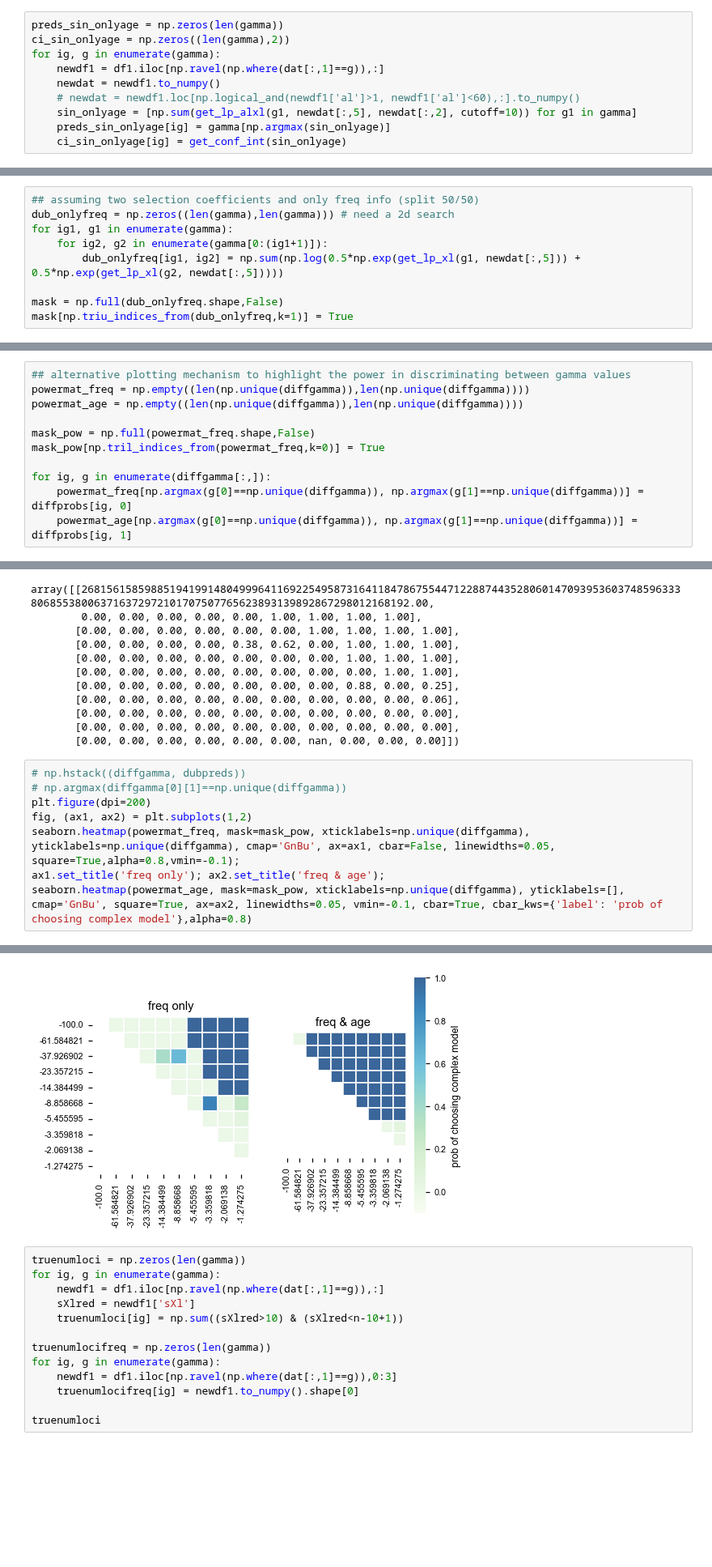
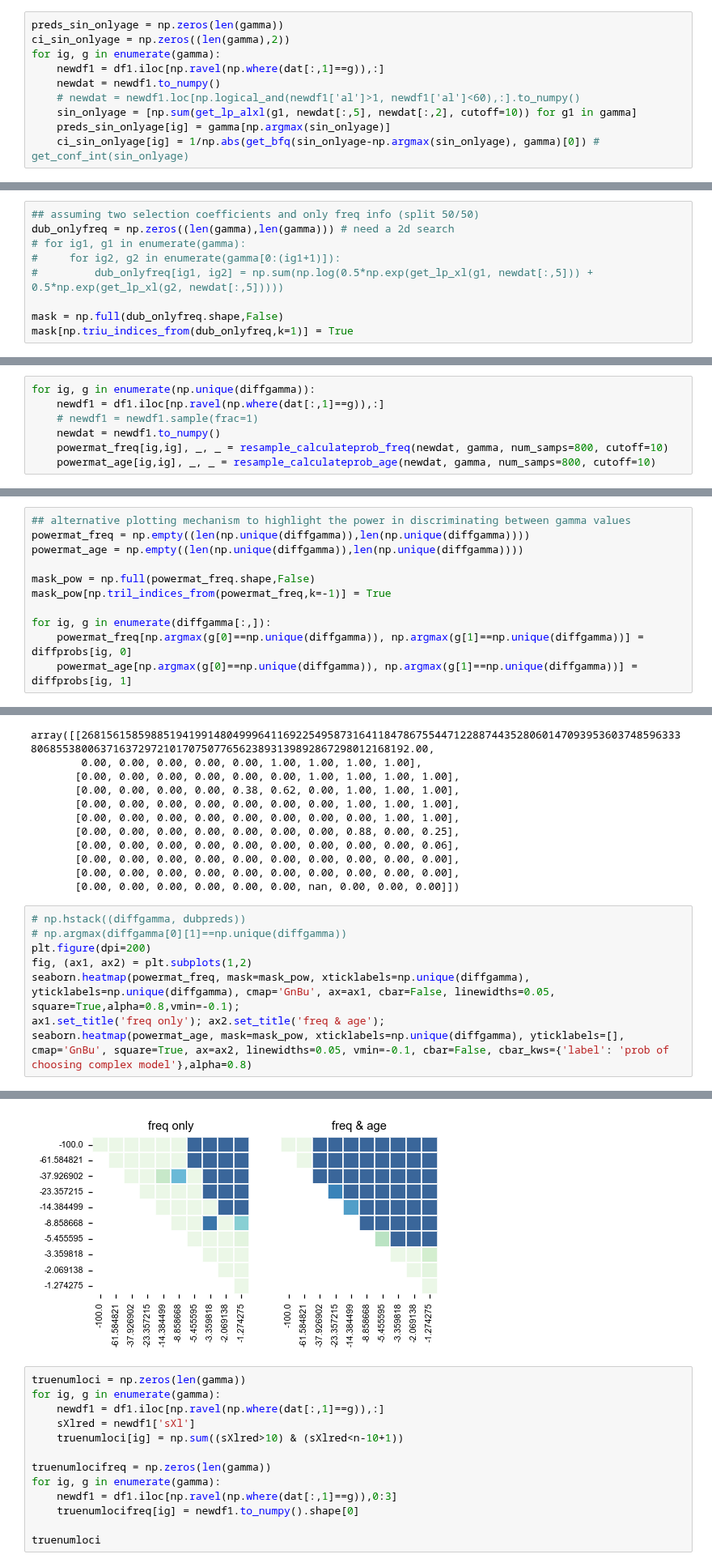
Before and after one commit to VivaswatS/selCoefEst, a Jupyter notebook: mom-framework.ipynb, the cells around one changed output, grey strips where cells are left out. Shown at 81% size. Drawn from its saved outputs; the diff is of its cells as text; blank space fills up the shorter version.

```diff
--- a/mom-framework.ipynb
+++ b/mom-framework.ipynb
@@ -549,6 +605,6 @@ for ig, g in enumerate(gamma):
     # newdat = newdf1.loc[np.logical_and(newdf1['al']>1, newdf1['al']<60),:].to_numpy()
     sin_onlyage = [np.sum(get_lp_alxl(g1, newdat[:,5], newdat[:,2], cutoff=10)) for g1 in gamma]
     preds_sin_onlyage[ig] = gamma[np.argmax(sin_onlyage)]
-    ci_sin_onlyage[ig] = get_conf_int(sin_onlyage)
+    ci_sin_onlyage[ig] = 1/np.abs(get_bfq(sin_onlyage-np.argmax(sin_onlyage), gamma)[0]) # get_conf_int(sin_onlyage)
 # %%
 plt.scatter(-gamma, -preds_sin_onlyfreq, color='deepskyblue', alpha=0.5, label='only freq, abs. error: {:.1f}'.format(np.sum(np.abs(gamma-preds_sin_onlyfreq))),)#s=truenumloci*50/1000)
@@ -586,9 +654,9 @@ newdat = newdf1.to_numpy()
 # %%
 ## assuming two selection coefficients and only freq info (split 50/50)
 dub_onlyfreq = np.zeros((len(gamma),len(gamma))) # need a 2d search
-for ig1, g1 in enumerate(gamma):
-    for ig2, g2 in enumerate(gamma[0:(ig1+1)]):
-        dub_onlyfreq[ig1, ig2] = np.sum(np.log(0.5*np.exp(get_lp_xl(g1, newdat[:,5])) + 0.5*np.exp(get_lp_xl(g2, newdat[:,5]))))
+# for ig1, g1 in enumerate(gamma):
+#     for ig2, g2 in enumerate(gamma[0:(ig1+1)]):
+#         dub_onlyfreq[ig1, ig2] = np.sum(np.log(0.5*np.exp(get_lp_xl(g1, newdat[:,5])) + 0.5*np.exp(get_lp_xl(g2, newdat[:,5]))))
 
 mask = np.full(dub_onlyfreq.shape,False)
 mask[np.triu_indices_from(dub_onlyfreq,k=1)] = True
@@ -790,3 +858,10 @@ for ig, g in enumerate(diffgamma):
     newdat = newdf1.to_numpy()
     diffprobs[ig,0], sinpreds[ig,0], dubpreds[ig,:2] = resample_calculateprob_freq(newdat, gamma, num_samps=1800, cutoff=10)
     diffprobs[ig,1], sinpreds[ig,1], dubpreds[ig,-2:] = resample_calculateprob_age(newdat, gamma, num_samps=1800, cutoff=10)
+# %%
+for ig, g in enumerate(np.unique(diffgamma)):
+    newdf1 = df1.iloc[np.ravel(np.where(dat[:,1]==g)),:]
+    # newdf1 = newdf1.sample(frac=1)
+    newdat = newdf1.to_numpy()
+    powermat_freq[ig,ig], _, _ = resample_calculateprob_freq(newdat, gamma, num_samps=800, cutoff=10)
+    powermat_age[ig,ig], _, _ = resample_calculateprob_age(newdat, gamma, num_samps=800, cutoff=10)
@@ -849,7 +904,7 @@ powermat_freq = np.empty((len(np.unique(diffgamma)),len(np.unique(diffgamma))))
 powermat_age = np.empty((len(np.unique(diffgamma)),len(np.unique(diffgamma))))
 
 mask_pow = np.full(powermat_freq.shape,False)
-mask_pow[np.tril_indices_from(powermat_freq,k=0)] = True
+mask_pow[np.tril_indices_from(powermat_freq,k=-1)] = True
 
 for ig, g in enumerate(diffgamma[:,]):
     powermat_freq[np.argmax(g[0]==np.unique(diffgamma)), np.argmax(g[1]==np.unique(diffgamma))] = diffprobs[ig, 0]
@@ -871,15 +926,15 @@ array([[268156158598851941991480499964116922549587316411847867554471228874435280
 # %%
 # np.hstack((diffgamma, dubpreds))
 # np.argmax(diffgamma[0][1]==np.unique(diffgamma))
 plt.figure(dpi=200)
 fig, (ax1, ax2) = plt.subplots(1,2)
 seaborn.heatmap(powermat_freq, mask=mask_pow, xticklabels=np.unique(diffgamma), yticklabels=np.unique(diffgamma), cmap='GnBu', ax=ax1, cbar=False, linewidths=0.05, square=True,alpha=0.8,vmin=-0.1);
 ax1.set_title('freq only'); ax2.set_title('freq & age');
-seaborn.heatmap(powermat_age, mask=mask_pow, xticklabels=np.unique(diffgamma), yticklabels=[], cmap='GnBu', square=True, ax=ax2, linewidths=0.05, vmin=-0.1, cbar=True, cbar_kws={'label': 'prob of choosing complex model'},alpha=0.8)
+seaborn.heatmap(powermat_age, mask=mask_pow, xticklabels=np.unique(diffgamma), yticklabels=[], cmap='GnBu', square=True, ax=ax2, linewidths=0.05, vmin=-0.1, cbar=False, cbar_kws={'label': 'prob of choosing complex model'},alpha=0.8)
 # %% [output]
 <AxesSubplot:title={'center':'freq & age'}>
 <Figure size 1000x700 with 0 Axes>
-[figure, old version]
+[figure, new version]
 # %%
 truenumloci = np.zeros(len(gamma))
 for ig, g in enumerate(gamma):
```
Also changed, not shown: parts of 32 cells of this notebook.
